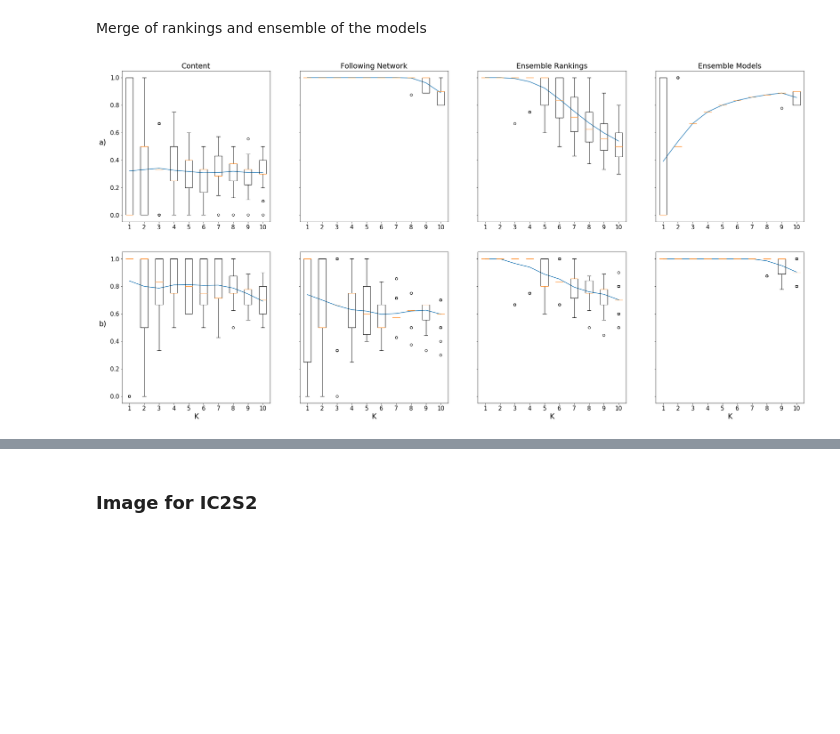
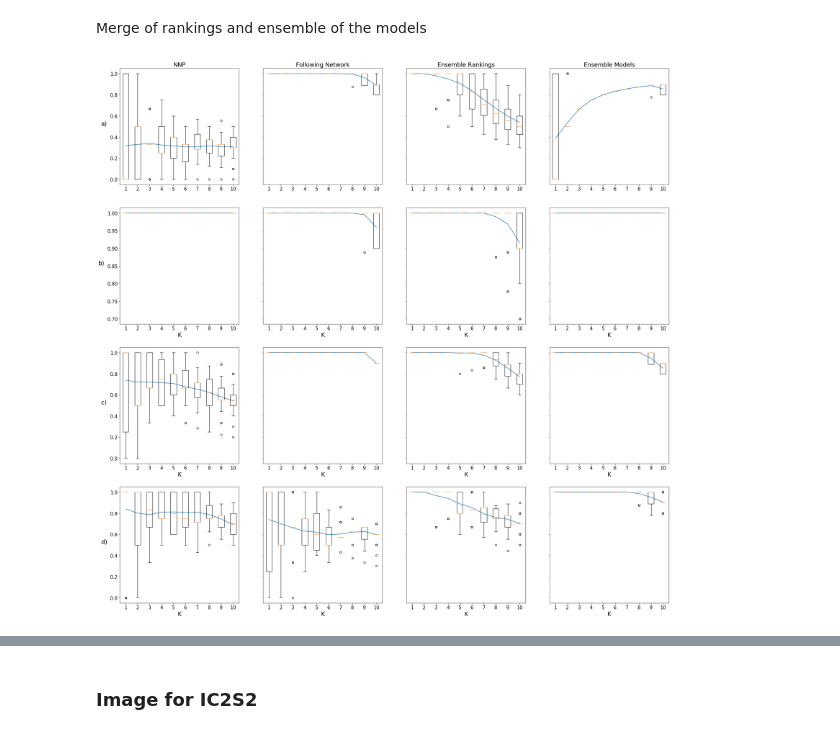
Before and after one commit to DataSciencePolimi/NetSKE, a Jupyter notebook: graphs/Final Results - Boxplot.ipynb, the cells around one changed output, grey strips where cells are left out. Saved outputs shown, nothing was run; the diff lists cells and outputs as text; code cells hidden in the pictures; blank space fills up the shorter version.

Commit message:
finalized second experiment

```diff
--- a/graphs/Final Results - Boxplot.ipynb
+++ b/graphs/Final Results - Boxplot.ipynb
@@ -63,9 +63,11 @@ for domain in ['aw', 'chess', 'fashion', 'finance']:
 ## Boxplot of ensemble method
 # %% [markdown]
 Merge of rankings and ensemble of the models
+# %%
+path = 'results/second-experiment/'
 # %%
 method_label = {
-    'best_content': 'Content', #'Best Content-based',
+    'best_content': 'NNP', #'Best Content-based',
     'following': 'Following Network', #'best_context':'Best Context-based',
     'borda': 'Ensemble Rankings', #'Borda Counts',
     'ensemble': 'Ensemble Models'
@@ -78,44 +75,47 @@ domain_label_3 = {
 # %%
-f, axes = plt.subplots(2, 4, sharey='row', figsize=(32, 16)) #  sharex='col',
+f, axes = plt.subplots(4, 4, sharey='row', figsize=(32, 32)) #  sharex='col',
 ticks_font = 15
 labels_font = 19
 
 k = 0 # row ax selector: domain
-for domain in ['aw', 'finance']:
+for domain in ['aw', 'chess', 'fashion', 'finance']:
     j = 0  # column ax selector: network type
     for network in ['best_content', 'following', 'borda', 'ensemble']:
-        mat = np.load(path + '{}_{}_matrix.npy'.format(domain, network))
-        perf = np.load(path + '{}_{}_avg.npy'.format(domain, network))
+        try:
+            mat = np.load(path + '{}_{}_matrix.npy'.format(domain, network))
+            perf = np.load(path + '{}_{}_avg.npy'.format(domain, network))
 
-        if network == 'following':
-            prec = [perf[i-1]/i for i in range(1, K+1)]
-            perf = prec
+            if network == 'following':
+                prec = [perf[i-1]/i for i in range(1, K+1)]
+                perf = prec
 
 
-        axes[k, j].plot(range(1, K+1), perf[:K])
-        axes[k, j].boxplot(mat[:, :K])
+            axes[k, j].plot(range(1, K+1), perf[:K])
+            axes[k, j].boxplot(mat[:, :K])
 
-        # title only for the first row plots
-        if k == 0:
-            axes[k, j].set_title(method_label[network], fontsize=labels_font)
+            # title only for the first row plots
+            if k == 0:
+                axes[k, j].set_title(method_label[network], fontsize=labels_font)
 
-        # yticks only for the left-most plots
-        if j > 0:
-            plt.setp(axes[k, j].get_yticklabels(), visible=False)
-            # axes[k, j].set_yticks([])
-        else:
-            axes[k, j].set_ylabel(domain_label_3[domain], fontsize=labels_font, rotation=0, labelpad=20)
-            axes[k, j].yaxis.set_tick_params(labelsize=ticks_font)
+            # yticks only for the left-most plots
+            if j > 0:
+                plt.setp(axes[k, j].get_yticklabels(), visible=False)
+                # axes[k, j].set_yticks([])
+            else:
+                axes[k, j].set_ylabel(domain_label_2[domain], fontsize=labels_font, rotation=0, labelpad=20)
+                axes[k, j].yaxis.set_tick_params(labelsize=ticks_font)
 
-        # xticks only for the last row plots
-        if k < 1:
-            axes[k, j].set_xticklabels([str(i) for i in range(1, K+1)])
-        else:
-            axes[k, j].set_xlabel('K', fontsize=labels_font)
+            # xticks only for the last row plots
+            if k < 1:
+                axes[k, j].set_xticklabels([str(i) for i in range(1, K+1)])
+            else:
+                axes[k, j].set_xlabel('K', fontsize=labels_font)
 
-        axes[k, j].xaxis.set_tick_params(labelsize=ticks_font)
+            axes[k, j].xaxis.set_tick_params(labelsize=ticks_font)
+        except:
+            pass
 
         j += 1
     k += 1
 # %% [output]
-[figure, old version]
+[figure, new version]
```
Also changed, not shown: parts of 2 cells of this notebook, 46 other files.
